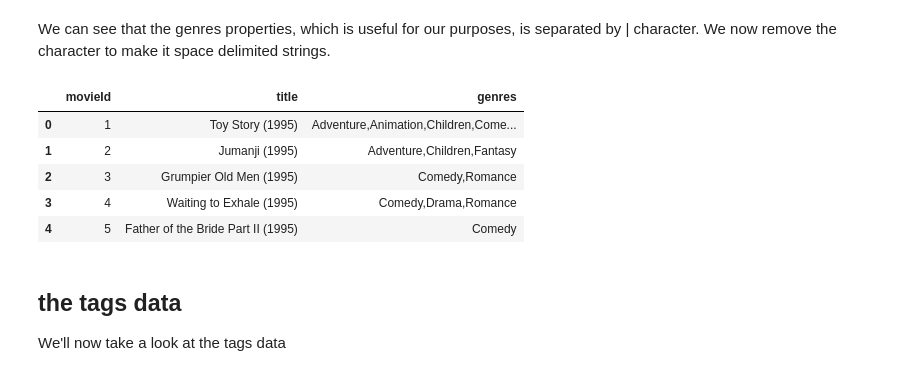
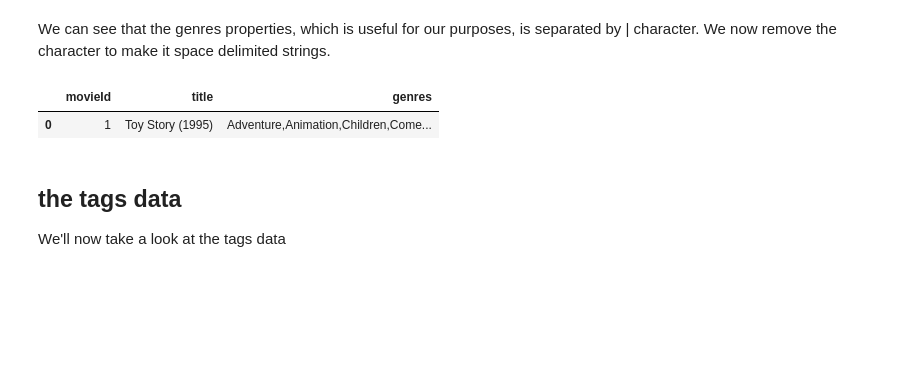
Before and after one commit to Emekadavid/unsupervised-movie-predictions, a Jupyter notebook: notebook/content_based_rating.ipynb, the cells around one changed output. Drawn from its saved outputs; the diff is of its cells as text; code cells hidden in the pictures; blank space fills up the shorter version.

```diff
--- a/notebook/content_based_rating.ipynb
+++ b/notebook/content_based_rating.ipynb
@@ -76,14 +78,10 @@ We can see that the genres properties, which is useful for our purposes, is sepa
 # %%
 movies_df['genres'] = movies_df['genres'].str.split('|').str.join(',')
 # %%
-movies_df.head()
+movies_df.head(1)
 # %% [output]
 |  | movieId | title | genres |
 | 0 | 1 | Toy Story (1995) | Adventure,Animation,Children,Come... |
-| 1 | 2 | Jumanji (1995) | Adventure,Children,Fantasy |
-| 2 | 3 | Grumpier Old Men (1995) | Comedy,Romance |
-| 3 | 4 | Waiting to Exhale (1995) | Comedy,Drama,Romance |
-| 4 | 5 | Father of the Bride Part II (1995) | Comedy |
 # %% [markdown]
 ## the tags data
 We'll now take a look at the tags data
```
Also changed, not shown: parts of 84 cells of this notebook.
